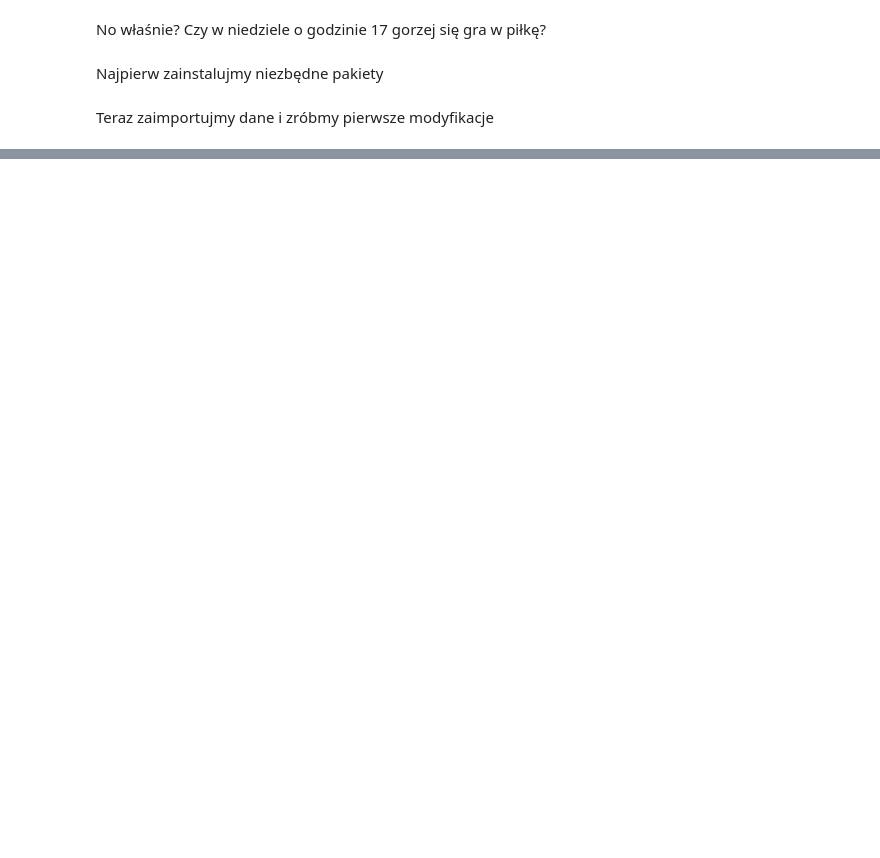
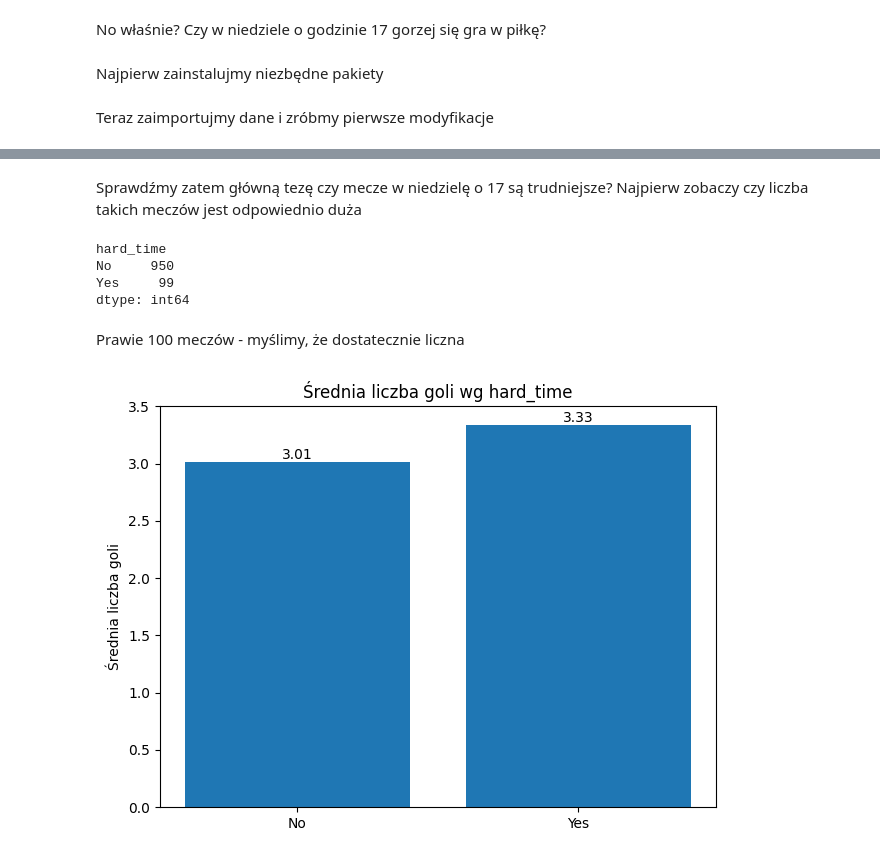
Before and after one commit to MateuszSkowronski/analiza_danych_projekt, a Jupyter notebook: main.ipynb, the cells around one changed output, grey strips where cells are left out. Drawn from its saved outputs; the diff is of its cells as text; code cells hidden in the pictures; blank space fills up the shorter version.

Commit message:
dodanie wykresow i analiz

```diff
--- a/main.ipynb
+++ b/main.ipynb
@@ -49,3 +55,6 @@ df['sunday']=df['day_of_week'].apply(lambda x: 'Yes' if x=='Sunday' else 'No')
 df['pure_hour'] = pd.to_datetime(df['time'], format='%H:%M')
 df['pure_hour']=df['pure_hour'].apply(f.hours).dt.hour
 df['seventeen']=df['pure_hour'].apply(lambda x: 'Yes' if x>=16 and x<=18 else 'No')
+df['total_goals']=df['homescore']+df['awayscore']
+df['total_xg']=df['homexg']+df['awayxg']
+df['hard_time']=df.apply(lambda row: 'Yes' if row['sunday']=='Yes' and row['seventeen']=='Yes' else 'No', axis=1)
@@ -51,0 +79,31 @@ df['seventeen']=df['pure_hour'].apply(lambda x: 'Yes' if x>=16 and x<=18 else 'N
+# %% [markdown]
+Sprawdźmy zatem główną tezę czy mecze w niedzielę o 17 są trudniejsze?
+Najpierw zobaczy czy liczba takich meczów jest odpowiednio duża
+# %%
+df.groupby('hard_time').size()
+# %% [output]
+hard_time
+No     950
+Yes     99
+dtype: int64
+# %% [markdown]
+Prawie 100 meczów - myślimy, że dostatecznie liczna
+# %%
+means = df.groupby('hard_time')['total_goals'].mean()
+
+# Rysowanie wykresu
+fig, ax = plt.subplots()
+bars = ax.bar(means.index, means.values)
+
+# Dodanie etykiet z wartością nad słupkami
+for bar in bars:
+    height = bar.get_height()
+    ax.text(bar.get_x() + bar.get_width() / 2, height,
+            f'{height:.2f}', ha='center', va='bottom')
+
+ax.set_ylabel('Średnia liczba goli')
+ax.set_title('Średnia liczba goli wg hard_time')
+plt.tight_layout()
+plt.show()
+# %% [output]
+[figure, added]
```
Also changed, not shown: parts of 20 cells of this notebook.
